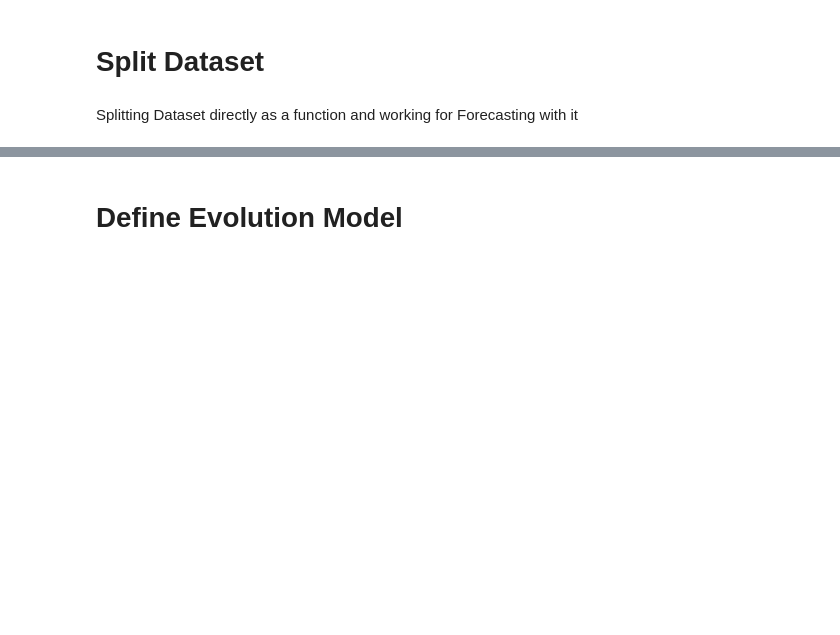
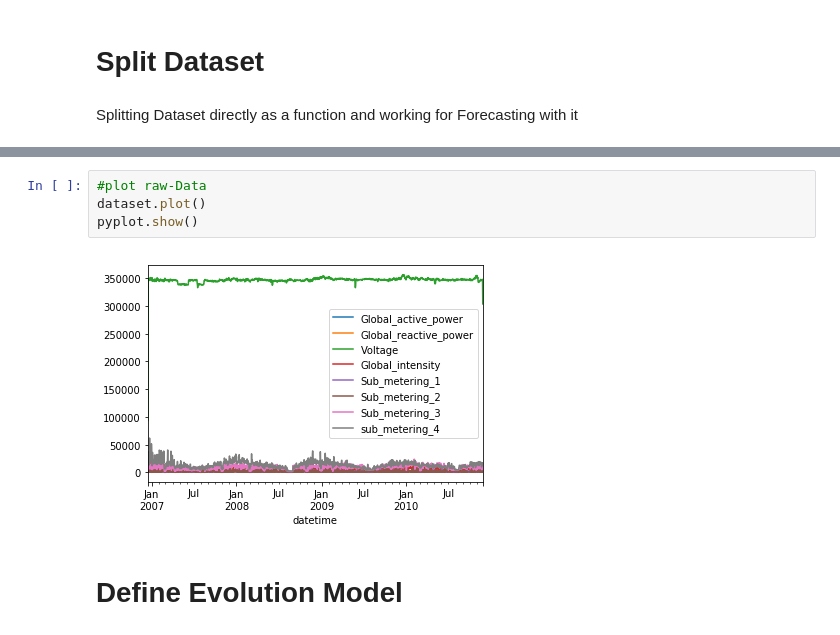
Before and after one commit to fabianbruckschen/sampled, a Jupyter notebook: pmp/1_pmp_naive_method.ipynb, the cells around one changed output, grey strips where cells are left out. Drawn from its saved outputs; the diff is of its cells as text; blank space fills up the shorter version.

Commit message:
plotting

```diff
--- a/pmp/1_pmp_naive_method.ipynb
+++ b/pmp/1_pmp_naive_method.ipynb
@@ -41,3 +46,9 @@ print(test[0, 0, 0], test[-1, -1, 0])# load the new file
+# %%
+#plot raw-Data
+dataset.plot()
+pyplot.show()
+# %% [output]
+[figure, added]
 # %% [markdown]
 # Define Evolution Model
 # %%
```
Also changed, not shown: parts of 6 cells of this notebook.
